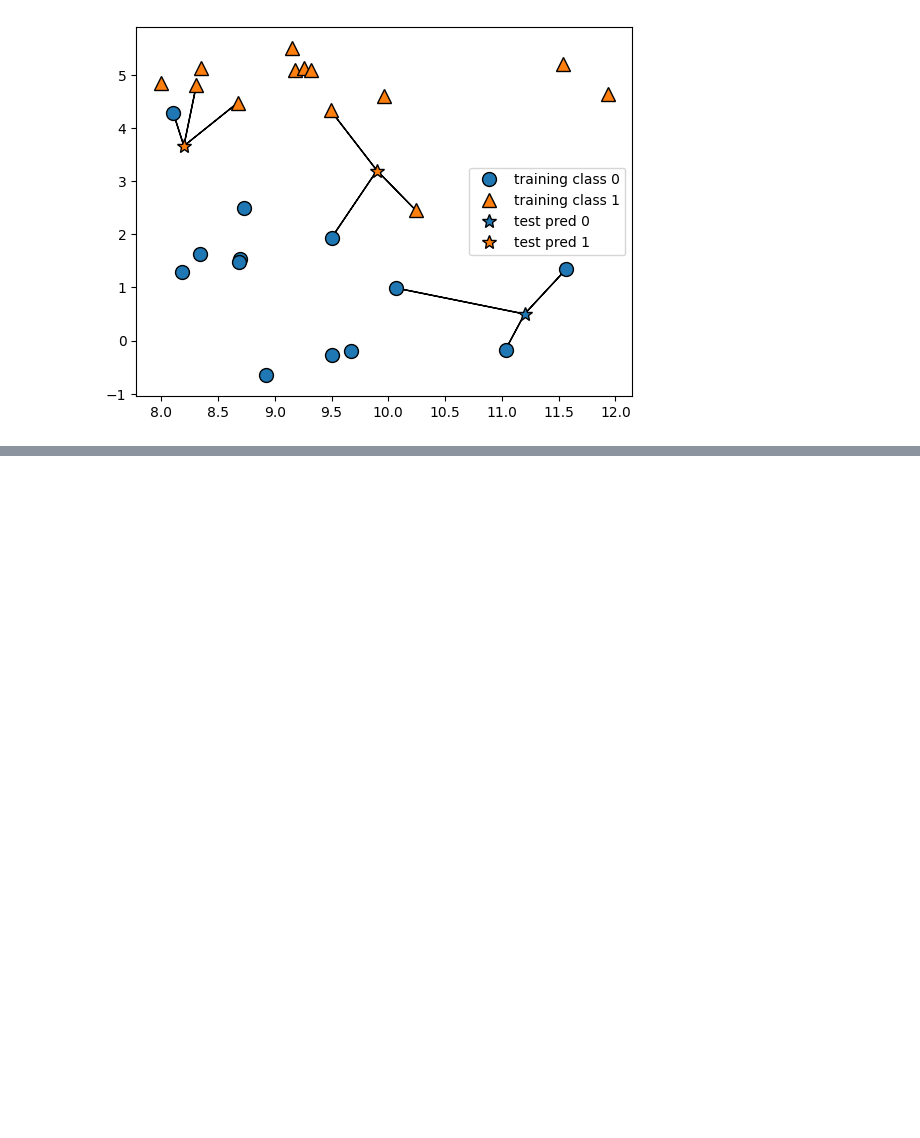
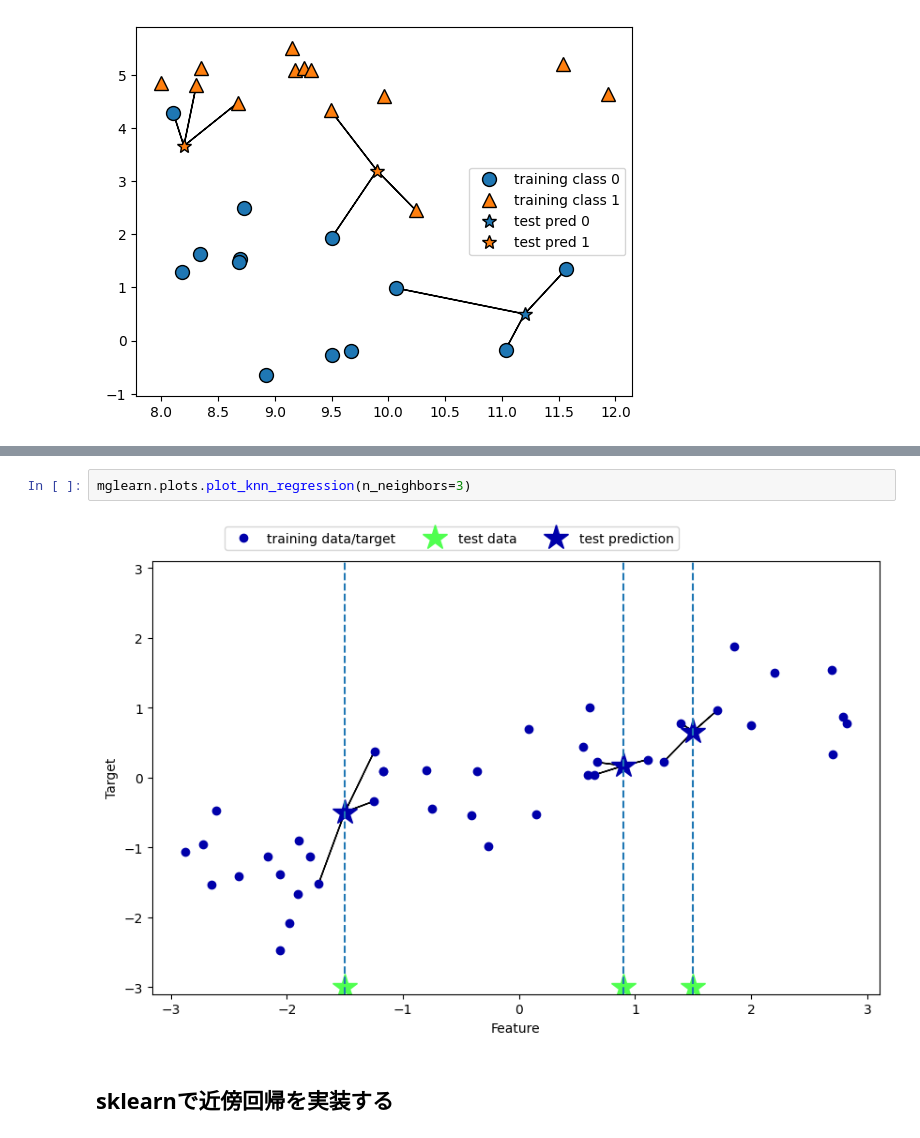
Before and after one commit to TOnodera/machine-learning-with-python, a Jupyter notebook: ch02/cancer.ipynb, the cells around one changed output, grey strips where cells are left out. Cells and saved outputs as stored; diff of their text form; blank space fills up the shorter version.

```diff
--- a/ch02/cancer.ipynb
+++ b/ch02/cancer.ipynb
@@ -174,0 +233,6 @@ print("Test set accuracy: {:.2f}".format(clf.score(X_test, y_test)))
+# %%
+mglearn.plots.plot_knn_regression(n_neighbors=3)
+# %% [output]
+[figure, added]
+# %% [markdown]
+## sklearnで近傍回帰を実装する
```
Also changed, not shown: parts of 12 cells of this notebook, 1 other file.
